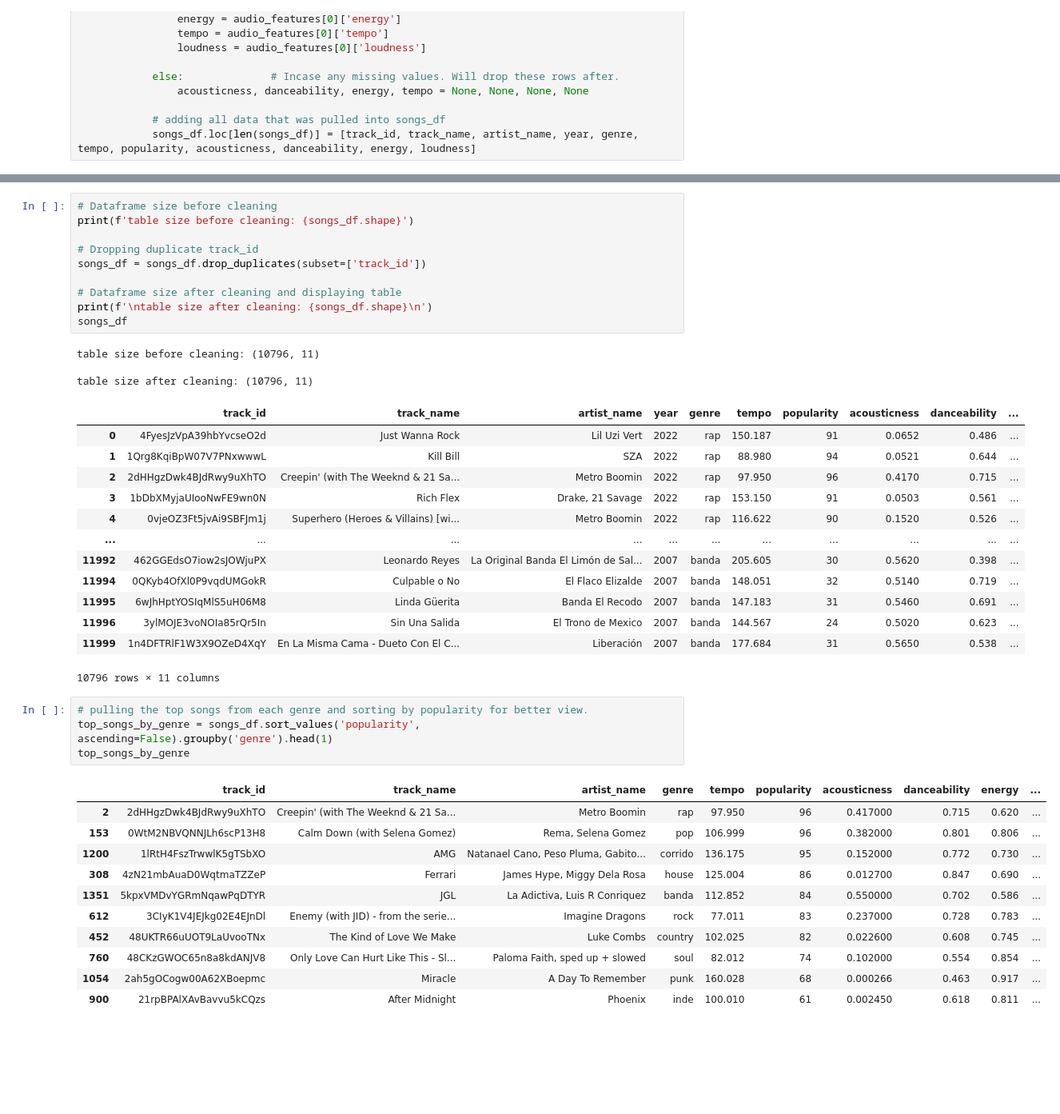
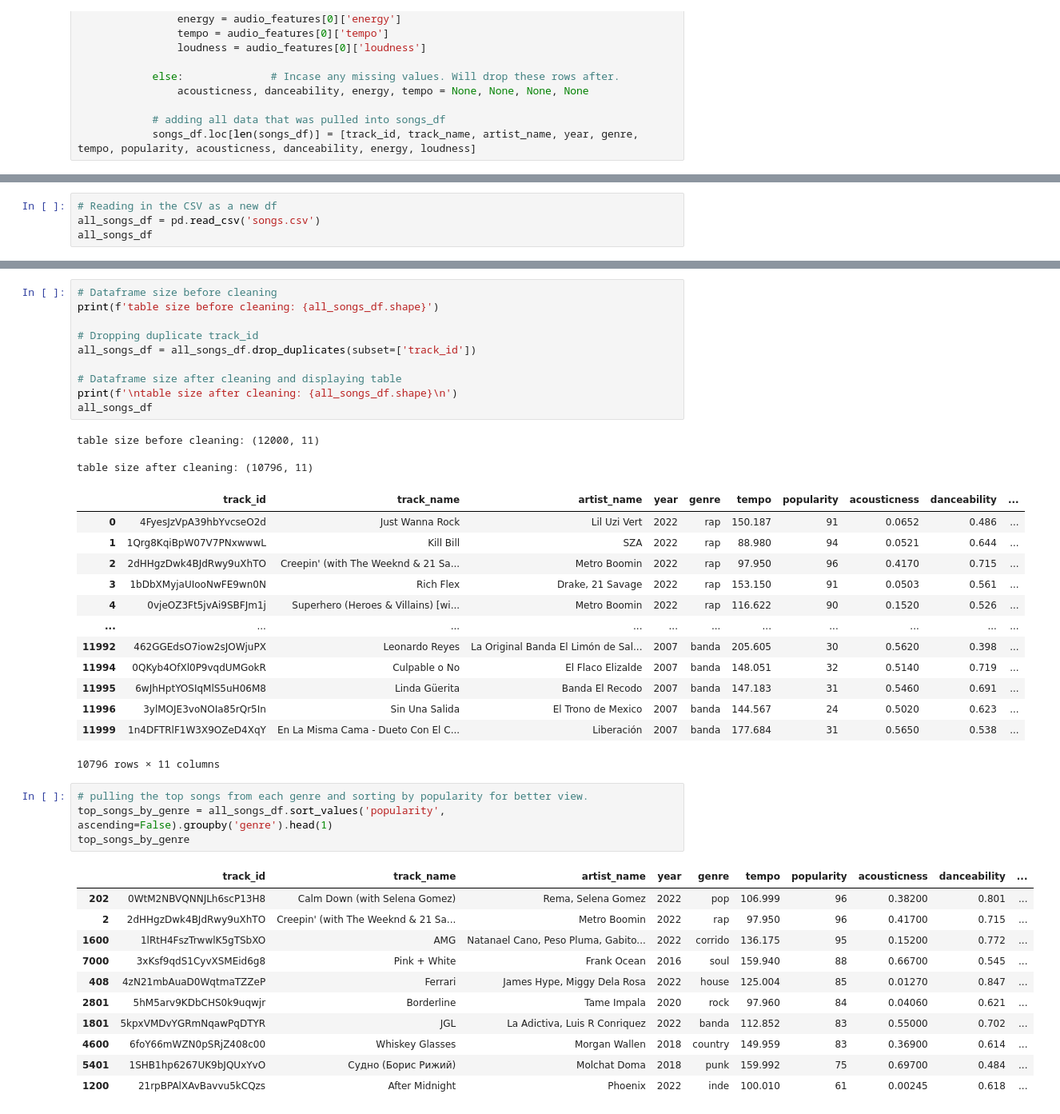
Before and after one commit to GuntherChung/INST414-A4, a Jupyter notebook: Assignment_4_Work.ipynb, the cells around one changed output, grey strips where cells are left out. Shown at 80% size. Saved outputs shown, nothing was run; the diff lists cells and outputs as text; blank space fills up the shorter version.

```diff
--- a/Assignment_4_Work.ipynb
+++ b/Assignment_4_Work.ipynb
@@ -126,0 +119,4 @@ songs_df
+# %%
+# Reading in the CSV as a new df
+all_songs_df = pd.read_csv('songs.csv')
+all_songs_df
@@ -151,16 +163,16 @@ loudness        0
 dtype: int64
 # %%
 # Dataframe size before cleaning
-print(f'table size before cleaning: {songs_df.shape}')
+print(f'table size before cleaning: {all_songs_df.shape}')
 
 # Dropping duplicate track_id
-songs_df = songs_df.drop_duplicates(subset=['track_id'])
+all_songs_df = all_songs_df.drop_duplicates(subset=['track_id'])
 
 # Dataframe size after cleaning and displaying table
-print(f'\ntable size after cleaning: {songs_df.shape}\n')
-songs_df
+print(f'\ntable size after cleaning: {all_songs_df.shape}\n')
+all_songs_df
 # %% [output]
-table size before cleaning: (10796, 11)
+table size before cleaning: (12000, 11)
 
 table size after cleaning: (10796, 11)
 |  | track_id | track_name | artist_name | year | genre | tempo | popularity | acousticness | danceability | ... |
@@ -178,19 +190,19 @@ table size after cleaning: (10796, 11)
 10796 rows × 11 columns
 # %%
 # pulling the top songs from each genre and sorting by popularity for better view.
-top_songs_by_genre = songs_df.sort_values('popularity', ascending=False).groupby('genre').head(1)
+top_songs_by_genre = all_songs_df.sort_values('popularity', ascending=False).groupby('genre').head(1)
 top_songs_by_genre
 # %% [output]
-|  | track_id | track_name | artist_name | genre | tempo | popularity | acousticness | danceability | energy | ... |
-| 2 | 2dHHgzDwk4BJdRwy9uXhTO | Creepin' (with The Weeknd & 21 Sa... | Metro Boomin | rap | 97.950 | 96 | 0.417000 | 0.715 | 0.620 | ... |
-| 153 | 0WtM2NBVQNNJLh6scP13H8 | Calm Down (with Selena Gomez) | Rema, Selena Gomez | pop | 106.999 | 96 | 0.382000 | 0.801 | 0.806 | ... |
-| 1200 | 1lRtH4FszTrwwlK5gTSbXO | AMG | Natanael Cano, Peso Pluma, Gabito... | corrido | 136.175 | 95 | 0.152000 | 0.772 | 0.730 | ... |
-| 308 | 4zN21mbAuaD0WqtmaTZZeP | Ferrari | James Hype, Miggy Dela Rosa | house | 125.004 | 86 | 0.012700 | 0.847 | 0.690 | ... |
-| 1351 | 5kpxVMDvYGRmNqawPqDTYR | JGL | La Adictiva, Luis R Conriquez | banda | 112.852 | 84 | 0.550000 | 0.702 | 0.586 | ... |
-| 612 | 3CIyK1V4JEJkg02E4EJnDl | Enemy (with JID) - from the serie... | Imagine Dragons | rock | 77.011 | 83 | 0.237000 | 0.728 | 0.783 | ... |
-| 452 | 48UKTR66uUOT9LaUvooTNx | The Kind of Love We Make | Luke Combs | country | 102.025 | 82 | 0.022600 | 0.608 | 0.745 | ... |
-| 760 | 48CKzGWOC65n8a8kdANJV8 | Only Love Can Hurt Like This - Sl... | Paloma Faith, sped up + slowed | soul | 82.012 | 74 | 0.102000 | 0.554 | 0.854 | ... |
-| 1054 | 2ah5gOCogw00A62XBoepmc | Miracle | A Day To Remember | punk | 160.028 | 68 | 0.000266 | 0.463 | 0.917 | ... |
-| 900 | 21rpBPAlXAvBavvu5kCQzs | After Midnight | Phoenix | inde | 100.010 | 61 | 0.002450 | 0.618 | 0.811 | ... |
+|  | track_id | track_name | artist_name | year | genre | tempo | popularity | acousticness | danceability | ... |
+| 202 | 0WtM2NBVQNNJLh6scP13H8 | Calm Down (with Selena Gomez) | Rema, Selena Gomez | 2022 | pop | 106.999 | 96 | 0.38200 | 0.801 | ... |
+| 2 | 2dHHgzDwk4BJdRwy9uXhTO | Creepin' (with The Weeknd & 21 Sa... | Metro Boomin | 2022 | rap | 97.950 | 96 | 0.41700 | 0.715 | ... |
+| 1600 | 1lRtH4FszTrwwlK5gTSbXO | AMG | Natanael Cano, Peso Pluma, Gabito... | 2022 | corrido | 136.175 | 95 | 0.15200 | 0.772 | ... |
+| 7000 | 3xKsf9qdS1CyvXSMEid6g8 | Pink + White | Frank Ocean | 2016 | soul | 159.940 | 88 | 0.66700 | 0.545 | ... |
+| 408 | 4zN21mbAuaD0WqtmaTZZeP | Ferrari | James Hype, Miggy Dela Rosa | 2022 | house | 125.004 | 85 | 0.01270 | 0.847 | ... |
+| 2801 | 5hM5arv9KDbCHS0k9uqwjr | Borderline | Tame Impala | 2020 | rock | 97.960 | 84 | 0.04060 | 0.621 | ... |
+| 1801 | 5kpxVMDvYGRmNqawPqDTYR | JGL | La Adictiva, Luis R Conriquez | 2022 | banda | 112.852 | 83 | 0.55000 | 0.702 | ... |
+| 4600 | 6foY66mWZN0pSRjZ408c00 | Whiskey Glasses | Morgan Wallen | 2018 | country | 149.959 | 83 | 0.36900 | 0.614 | ... |
+| 5401 | 1SHB1hp6267UK9bJQUxYvO | Судно (Борис Рижий) | Molchat Doma | 2018 | punk | 159.992 | 75 | 0.69700 | 0.484 | ... |
+| 1200 | 21rpBPAlXAvBavvu5kCQzs | After Midnight | Phoenix | 2022 | inde | 100.010 | 61 | 0.00245 | 0.618 | ... |
 # %% [markdown]
 #### As a disclaimer, I am aware that this is alphabetically the top song per genre based on sorting by popularity.
```
Also changed, not shown: parts of 19 cells of this notebook, 2 other files.
